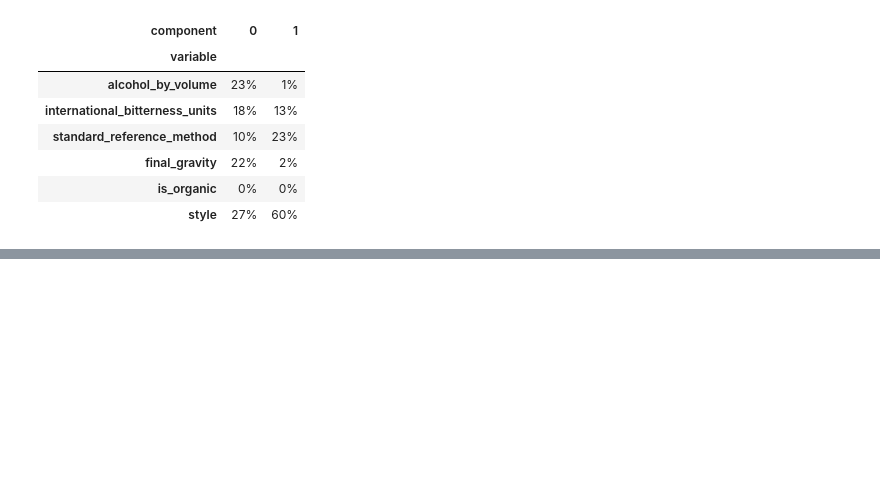
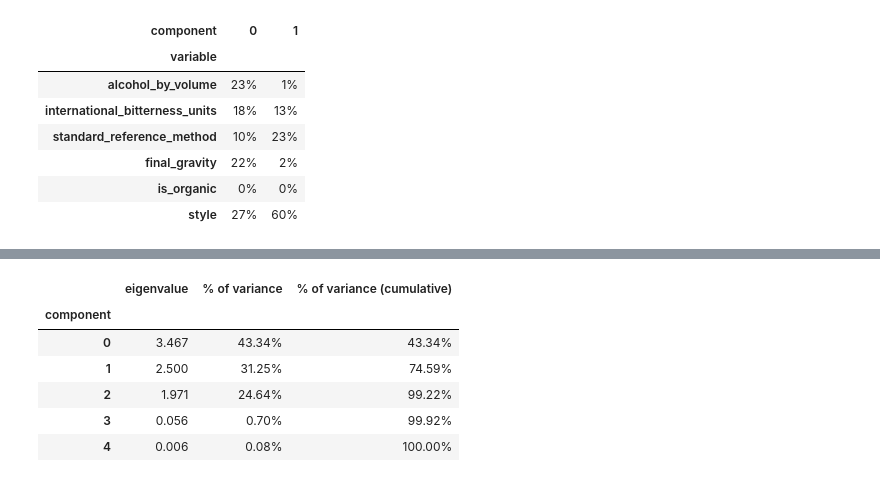
Before and after one commit to MaxHalford/prince, a Jupyter notebook: docs/content/famd.ipynb, the cells around one changed output, grey strips where cells are left out. Saved outputs shown, nothing was run; the diff lists cells and outputs as text; code cells hidden in the pictures; blank space fills up the shorter version.

```diff
--- a/docs/content/famd.ipynb
+++ b/docs/content/famd.ipynb
@@ -116,0 +145,12 @@ famd.column_contributions_.style.format('{:.0%}')
+# %%
+wiki_famd = prince.FAMD(n_components=5, engine="scipy")
+wiki_famd = wiki_famd.fit(wiki)
+wiki_famd.eigenvalues_summary
+# %% [output]
+|  | eigenvalue | % of variance | % of variance (cumulative) |
+| component |  |  |  |
+| 0 | 3.467 | 43.34% | 43.34% |
+| 1 | 2.500 | 31.25% | 74.59% |
+| 2 | 1.971 | 24.64% | 99.22% |
+| 3 | 0.056 | 0.70% | 99.92% |
+| 4 | 0.006 | 0.08% | 100.00% |
```
Also changed, not shown: parts of 11 cells of this notebook, 4 other files.
